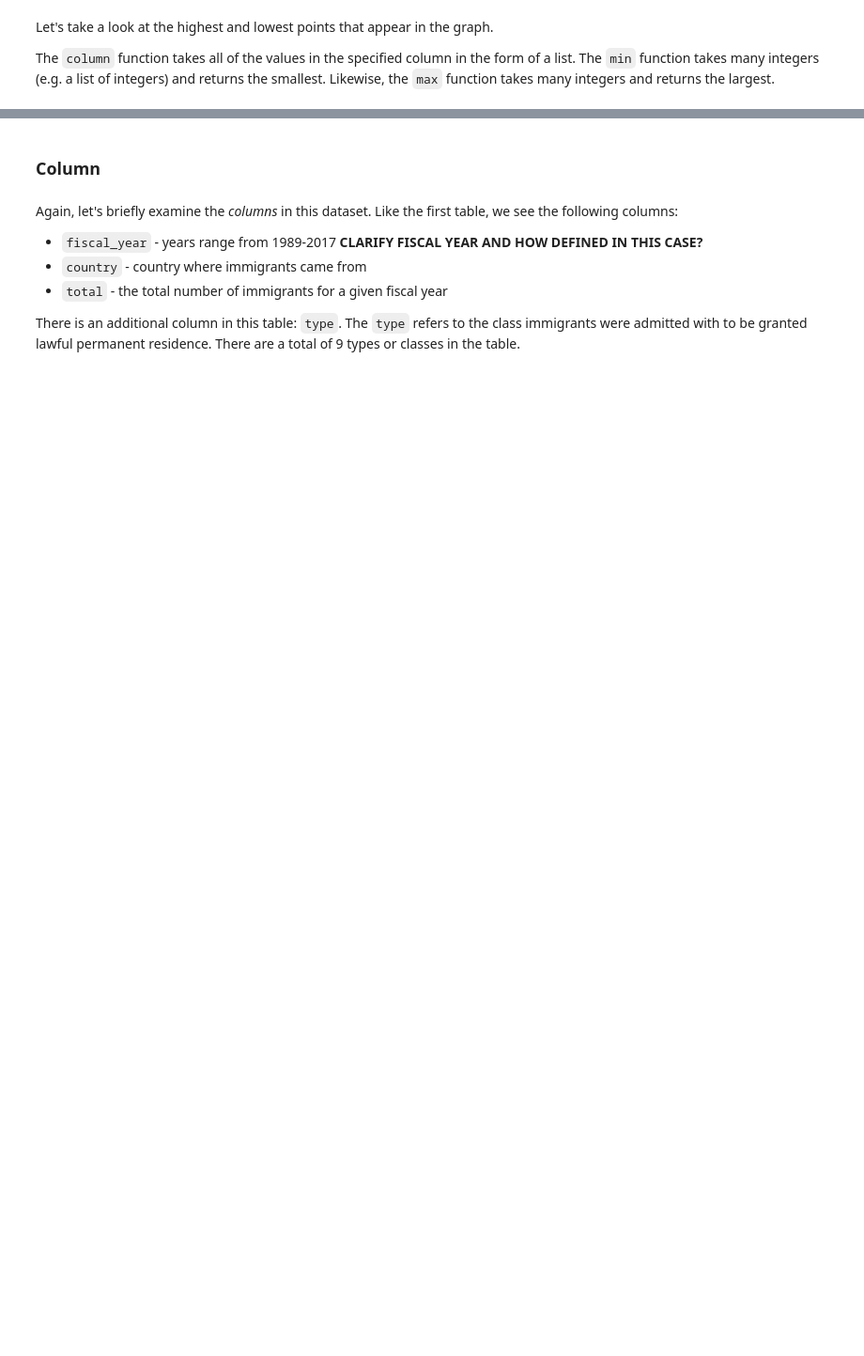
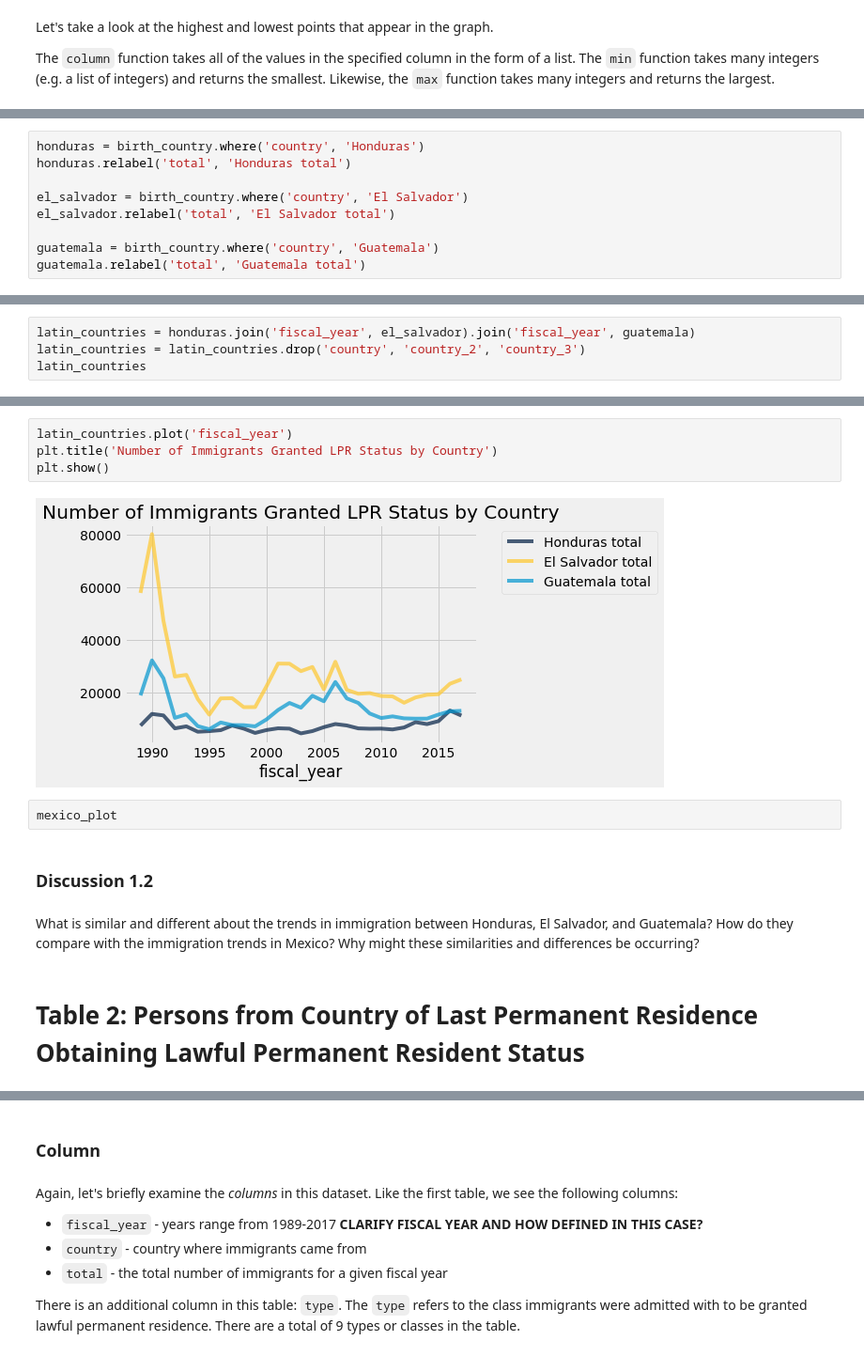
Before and after one commit to ds-modules/POLSCI-5, a Jupyter notebook: Immigration.ipynb, the cells around one changed output, grey strips where cells are left out. Shown at 94% size. Cells and saved outputs as stored; diff of their text form; blank space fills up the shorter version.

```diff
--- a/Immigration.ipynb
+++ b/Immigration.ipynb
@@ -199,0 +214,9 @@ What happened in Mexico in 1995 and 1991? How might this explain why the total n
+# %%
+honduras = birth_country.where('country', 'Honduras')
+honduras.relabel('total', 'Honduras total')
+
+el_salvador = birth_country.where('country', 'El Salvador')
+el_salvador.relabel('total', 'El Salvador total')
+
+guatemala = birth_country.where('country', 'Guatemala')
+guatemala.relabel('total', 'Guatemala total')
@@ -199,0 +236,4 @@ What happened in Mexico in 1995 and 1991? How might this explain why the total n
+# %%
+latin_countries = honduras.join('fiscal_year', el_salvador).join('fiscal_year', guatemala)
+latin_countries = latin_countries.drop('country', 'country_2', 'country_3')
+latin_countries
@@ -199,0 +253,14 @@ What happened in Mexico in 1995 and 1991? How might this explain why the total n
+# %%
+latin_countries.plot('fiscal_year')
+plt.title('Number of Immigrants Granted LPR Status by Country')
+plt.show()
+# %% [output]
+[figure, added]
+# %%
+mexico_plot
+# %% [markdown]
+### Discussion 1.2
+# %% [markdown]
+What is similar and different about the trends in immigration between Honduras, El Salvador, and Guatemala? How do they compare with the immigration trends in Mexico? Why might these similarities and differences be occurring?
+# %% [markdown]
+# Table 2: Persons from Country of Last Permanent Residence Obtaining Lawful Permanent Resident Status  <a id='3'></a>
```
Also changed, not shown: parts of 45 cells of this notebook.
